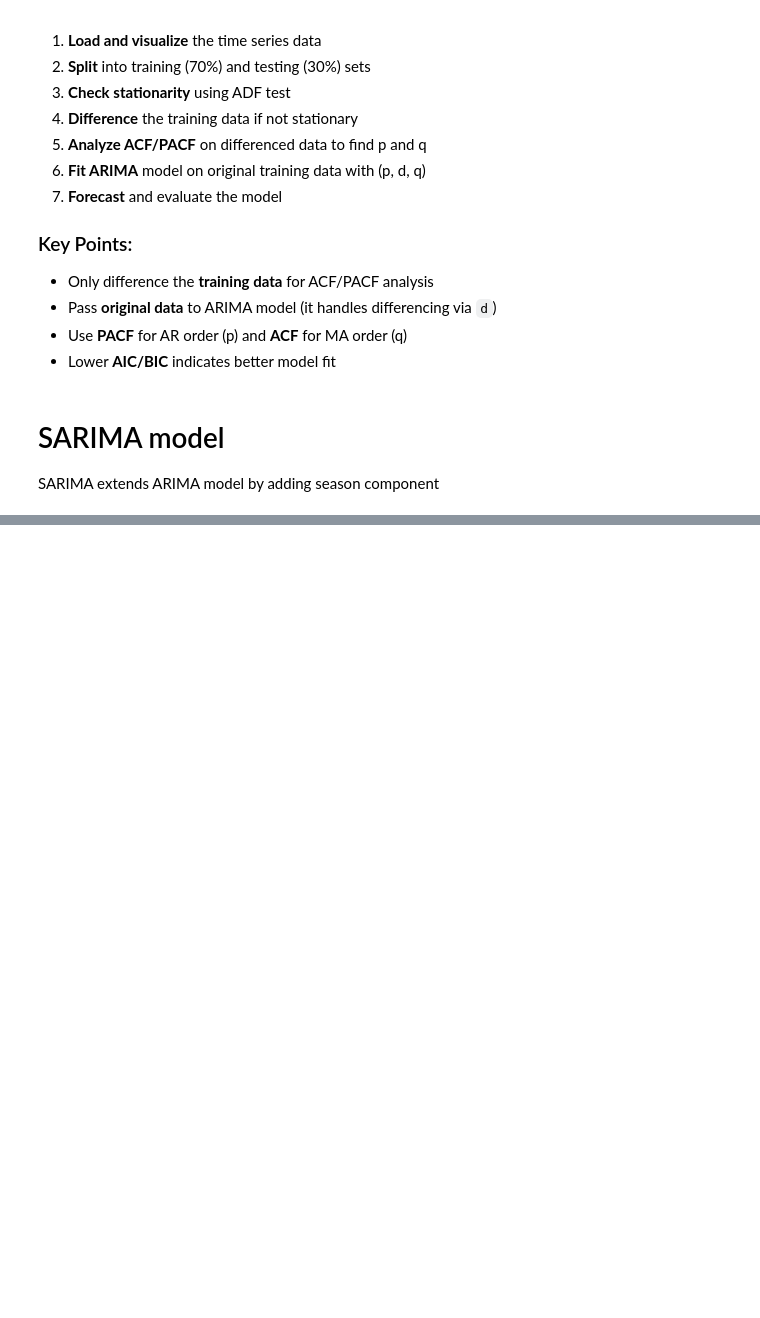
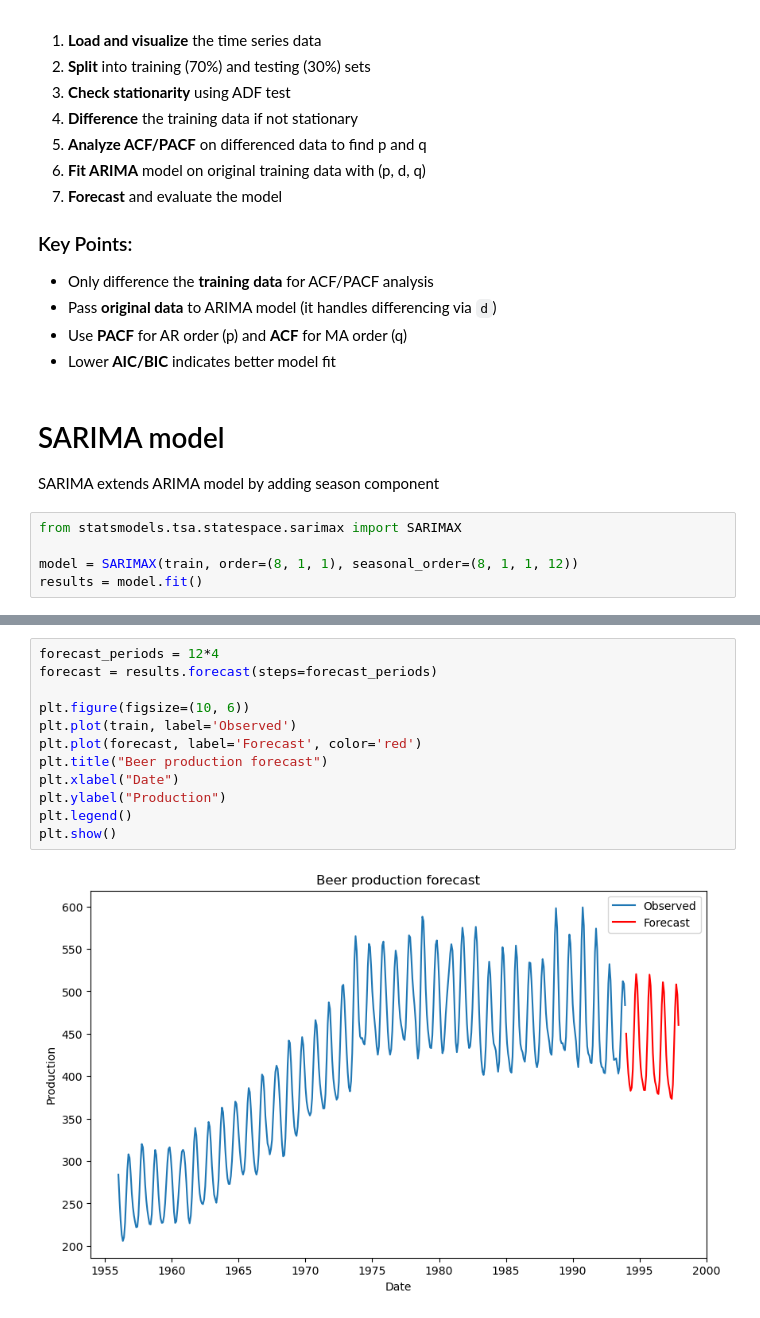
Before and after one commit to FarangizJ/time_series_forecasting, a Jupyter notebook: times series forecasting/ARIMA/4_ARIMA.ipynb, the cells around one changed output, grey strips where cells are left out. Cells and saved outputs as stored; diff of their text form; blank space fills up the shorter version.

```diff
--- a/times series forecasting/ARIMA/4_ARIMA.ipynb
+++ b/times series forecasting/ARIMA/4_ARIMA.ipynb
@@ -358,3 +348,8 @@ The MAPE is 6.02 %
 # %% [markdown]
 # SARIMA model
 SARIMA extends ARIMA model by adding season component
+# %%
+from statsmodels.tsa.statespace.sarimax import SARIMAX
+
+model = SARIMAX(train, order=(8, 1, 1), seasonal_order=(8, 1, 1, 12))
+results = model.fit()
@@ -360,0 +389,14 @@ SARIMA extends ARIMA model by adding season component
+# %%
+forecast_periods = 12*4
+forecast = results.forecast(steps=forecast_periods)
+
+plt.figure(figsize=(10, 6))
+plt.plot(train, label='Observed')
+plt.plot(forecast, label='Forecast', color='red')
+plt.title("Beer production forecast")
+plt.xlabel("Date")
+plt.ylabel("Production")
+plt.legend()
+plt.show()
+# %% [output]
+[figure, added]
```
Also changed, not shown: parts of 8 cells of this notebook, 4 other files.
